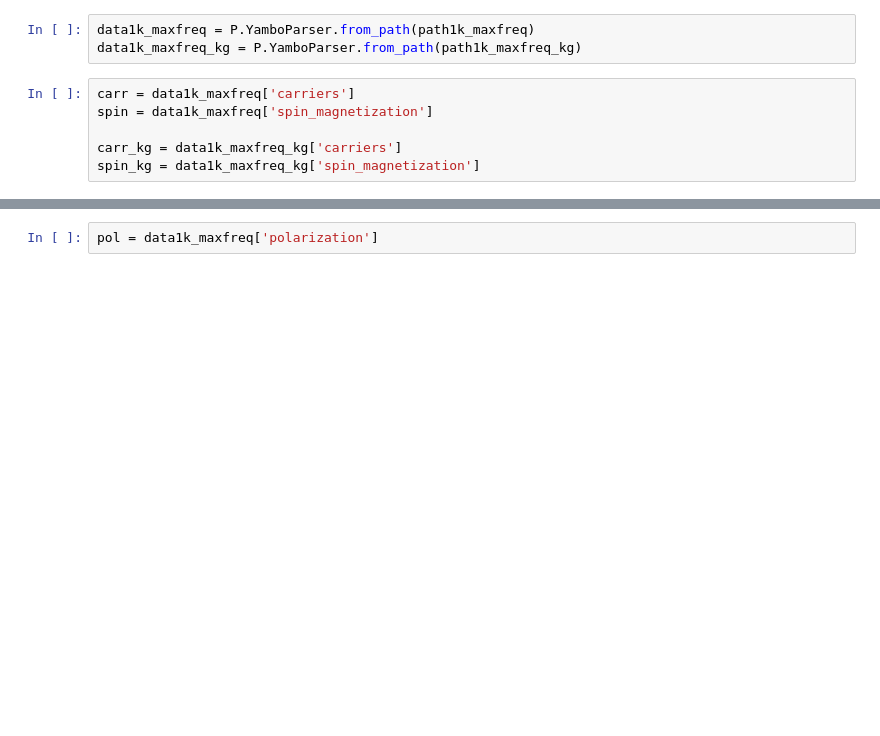
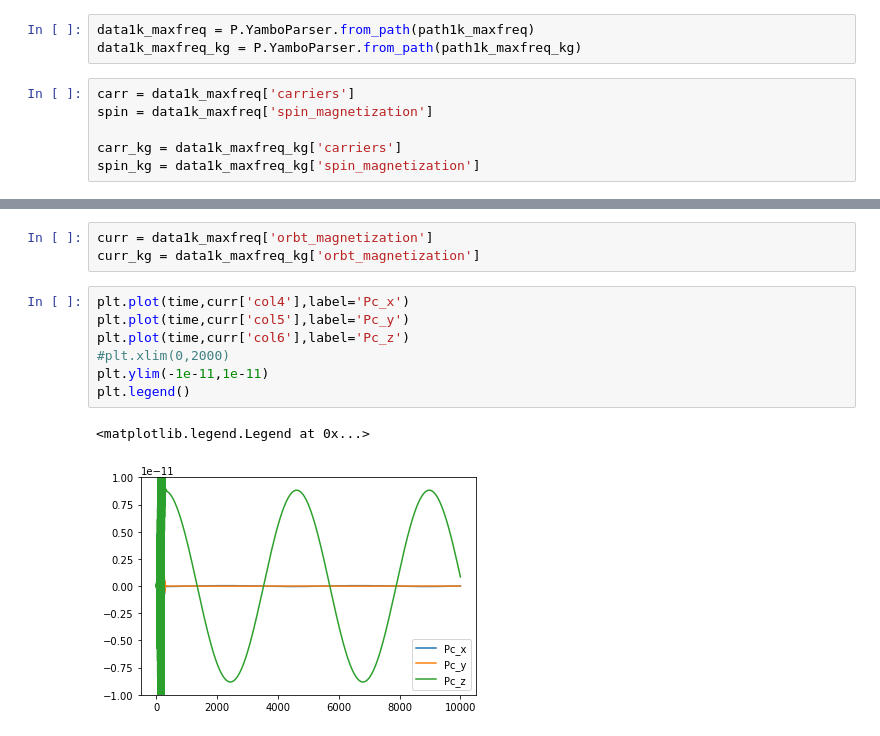
Before and after one commit to marcodalessandro76/Generation-and-decay-of-the-degree-of-spin-polarization-in-GaAs, a Jupyter notebook: ANALYSIS_Plots.ipynb, the cells around one changed output, grey strips where cells are left out. Saved outputs shown, nothing was run; the diff lists cells and outputs as text; blank space fills up the shorter version.

```diff
--- a/ANALYSIS_Plots.ipynb
+++ b/ANALYSIS_Plots.ipynb
@@ -1026,2 +1012,13 @@ plt.show()
-# %%
-pol = data1k_maxfreq['polarization']
+# %%
+curr = data1k_maxfreq['orbt_magnetization']
+curr_kg = data1k_maxfreq_kg['orbt_magnetization']
+# %%
+plt.plot(time,curr['col4'],label='Pc_x')
+plt.plot(time,curr['col5'],label='Pc_y')
+plt.plot(time,curr['col6'],label='Pc_z')
+#plt.xlim(0,2000)
+plt.ylim(-1e-11,1e-11)
+plt.legend()
+# %% [output]
+<matplotlib.legend.Legend at 0x...>
+[figure, added]
```
Also changed, not shown: parts of 16 cells of this notebook, 3 other files.
